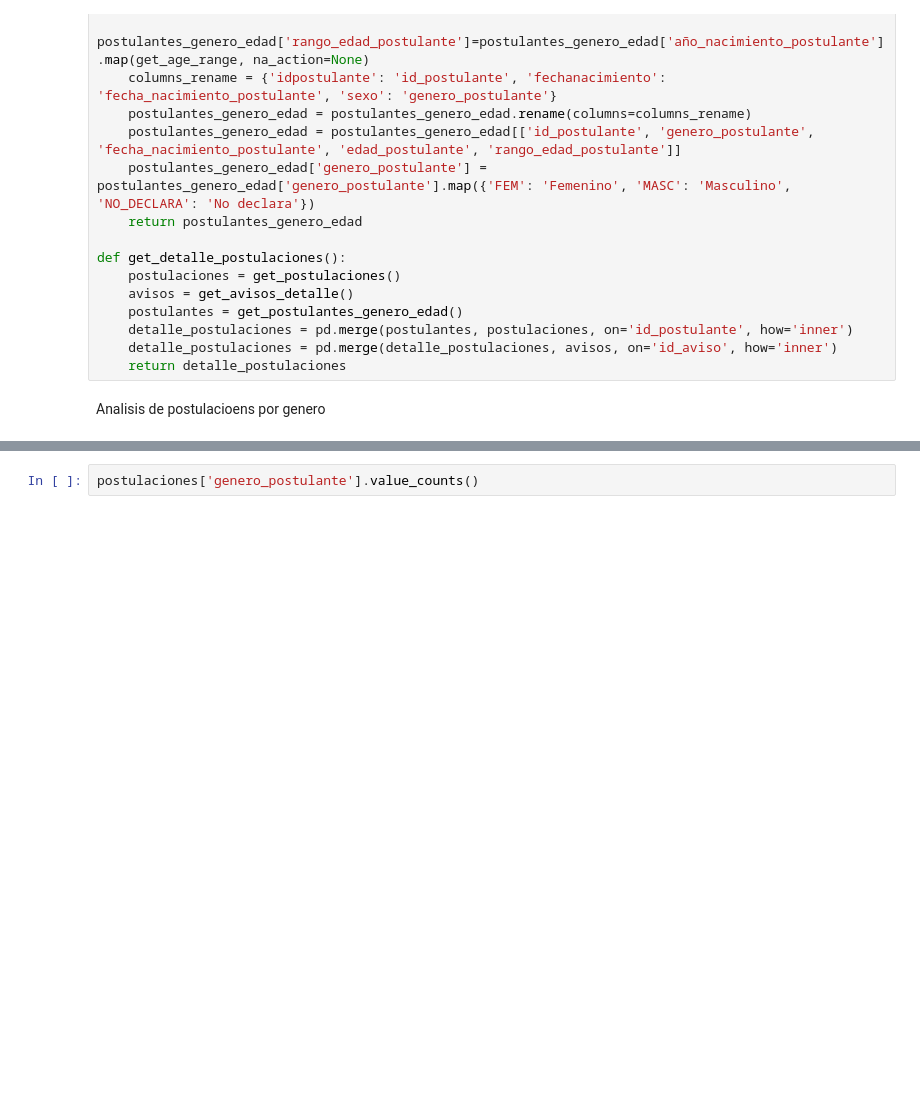
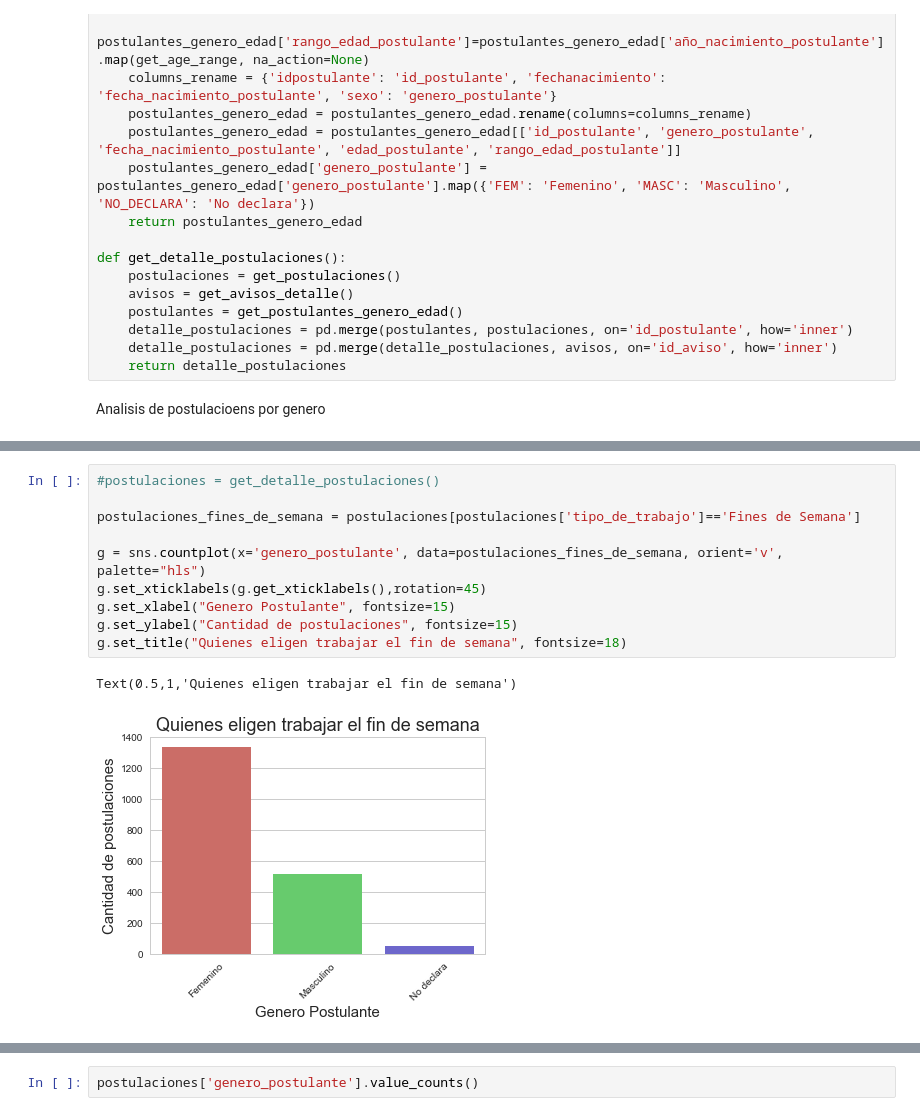
Before and after one commit to pachamama-labs/navent_visualization, a Jupyter notebook: src/Informe.ipynb, the cells around one changed output, grey strips where cells are left out. Saved outputs shown, nothing was run; the diff lists cells and outputs as text; blank space fills up the shorter version.

Commit message:
visualizaciones de part/time, fines de semana

```diff
--- a/src/Informe.ipynb
+++ b/src/Informe.ipynb
@@ -73,0 +101,13 @@ postulaciones.head(2)
+# %%
+#postulaciones = get_detalle_postulaciones()
+
+postulaciones_fines_de_semana = postulaciones[postulaciones['tipo_de_trabajo']=='Fines de Semana']
+
+g = sns.countplot(x='genero_postulante', data=postulaciones_fines_de_semana, orient='v', palette="hls")
+g.set_xticklabels(g.get_xticklabels(),rotation=45)
+g.set_xlabel("Genero Postulante", fontsize=15)
+g.set_ylabel("Cantidad de postulaciones", fontsize=15)
+g.set_title("Quienes eligen trabajar el fin de semana", fontsize=18)
+# %% [output]
+Text(0.5,1,'Quienes eligen trabajar el fin de semana')
+[figure, added]
```
Also changed, not shown: parts of 8 cells of this notebook, 2 other files.
